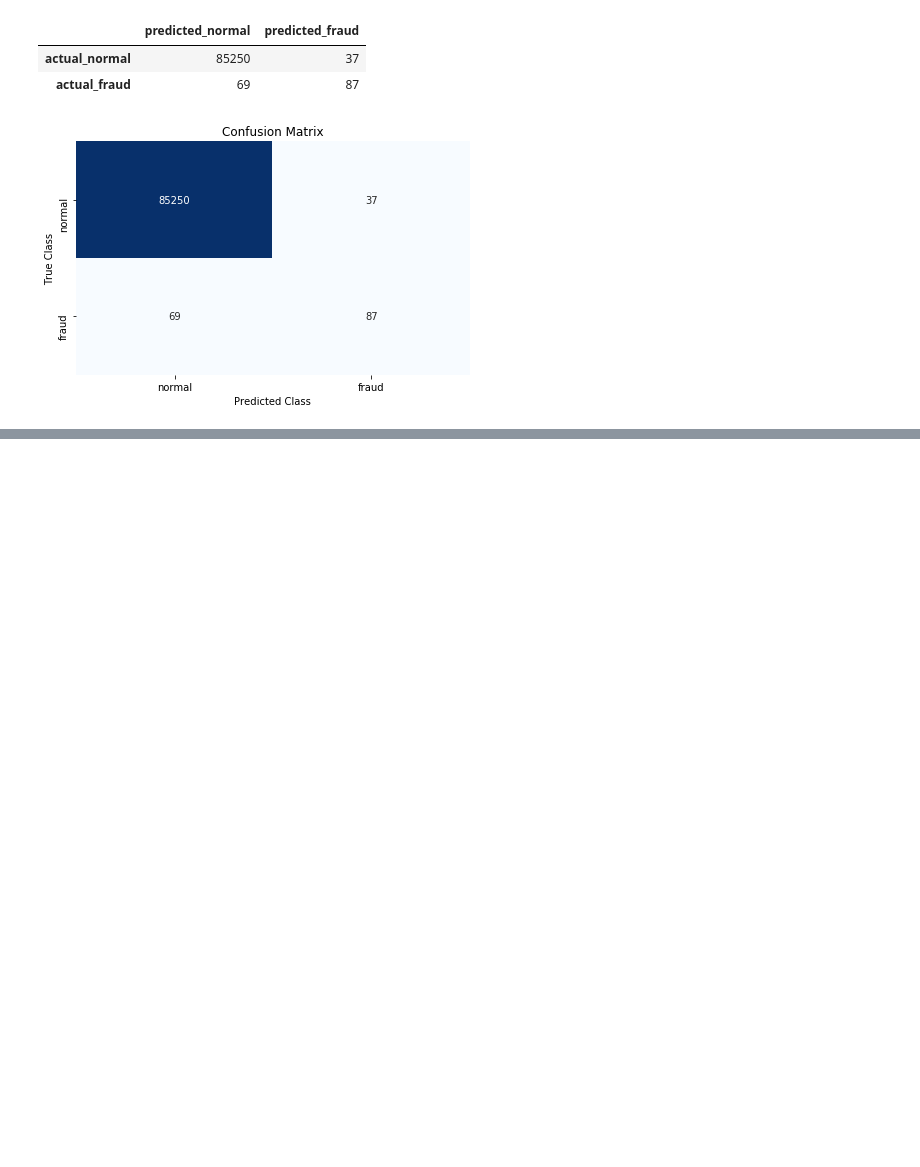
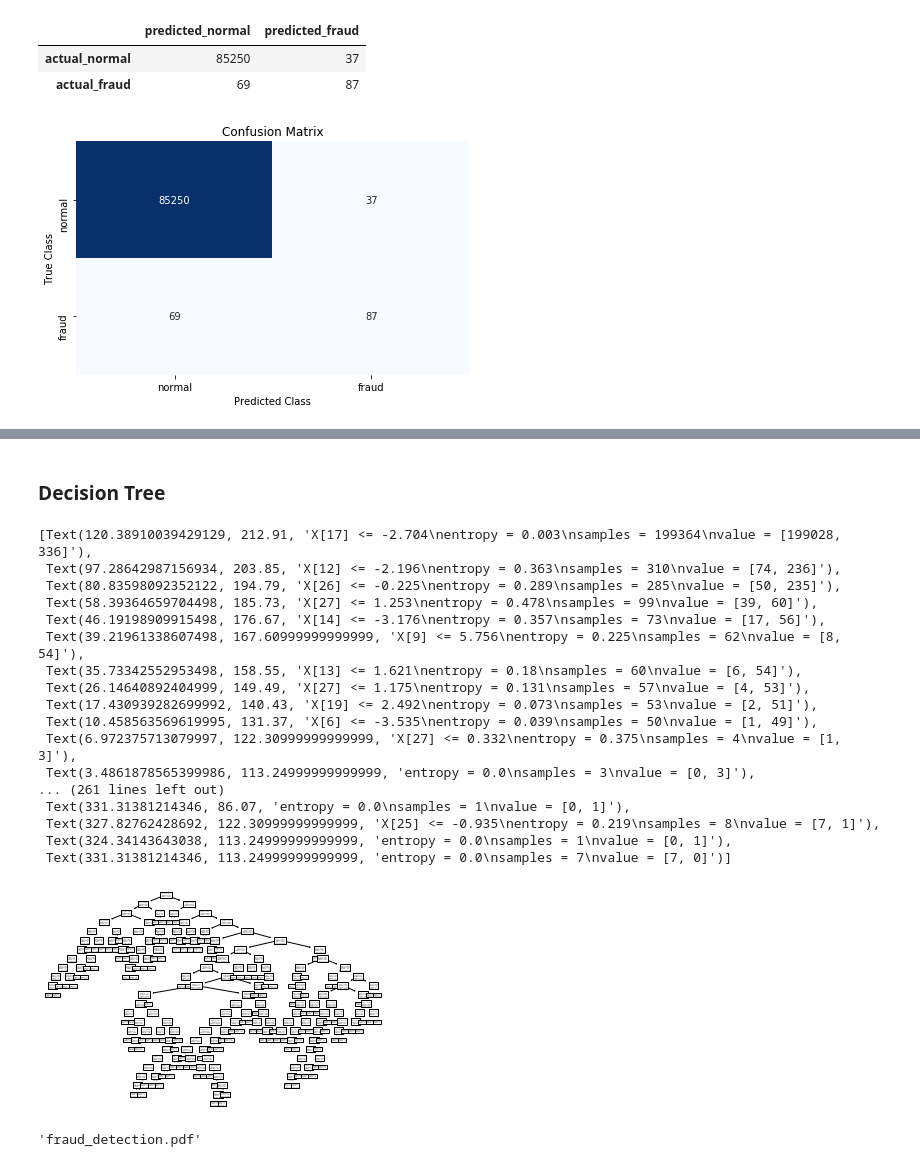
Before and after one commit to joshua-furtado/credit_card_fraud_detection, a Jupyter notebook: credit_card_fraud_detection.ipynb, the cells around one changed output, grey strips where cells are left out. Drawn from its saved outputs; the diff is of its cells as text; code cells hidden in the pictures; blank space fills up the shorter version.

```diff
--- a/credit_card_fraud_detection.ipynb
+++ b/credit_card_fraud_detection.ipynb
@@ -275,0 +347,34 @@ plt.show()
+# %% [markdown]
+### Decision Tree
+# %%
+from sklearn import tree
+
+tree.plot_tree(decision_tree)
+# %% [output]
+[Text(120.38910039429129, 212.91, 'X[17] <= -2.704\nentropy = 0.003\nsamples = 199364\nvalue = [199028, 336]'),
+ Text(97.28642987156934, 203.85, 'X[12] <= -2.196\nentropy = 0.363\nsamples = 310\nvalue = [74, 236]'),
+ Text(80.83598092352122, 194.79, 'X[26] <= -0.225\nentropy = 0.289\nsamples = 285\nvalue = [50, 235]'),
+ Text(58.39364659704498, 185.73, 'X[27] <= 1.253\nentropy = 0.478\nsamples = 99\nvalue = [39, 60]'),
+ Text(46.19198909915498, 176.67, 'X[14] <= -3.176\nentropy = 0.357\nsamples = 73\nvalue = [17, 56]'),
+ Text(39.21961338607498, 167.60999999999999, 'X[9] <= 5.756\nentropy = 0.225\nsamples = 62\nvalue = [8, 54]'),
+ Text(35.73342552953498, 158.55, 'X[13] <= 1.621\nentropy = 0.18\nsamples = 60\nvalue = [6, 54]'),
+ Text(26.14640892404999, 149.49, 'X[27] <= 1.175\nentropy = 0.131\nsamples = 57\nvalue = [4, 53]'),
+ Text(17.430939282699992, 140.43, 'X[19] <= 2.492\nentropy = 0.073\nsamples = 53\nvalue = [2, 51]'),
+ Text(10.458563569619995, 131.37, 'X[6] <= -3.535\nentropy = 0.039\nsamples = 50\nvalue = [1, 49]'),
+ Text(6.972375713079997, 122.30999999999999, 'X[27] <= 0.332\nentropy = 0.375\nsamples = 4\nvalue = [1, 3]'),
+ Text(3.4861878565399986, 113.24999999999999, 'entropy = 0.0\nsamples = 3\nvalue = [0, 3]'),
+... (261 lines left out)
+ Text(331.31381214346, 86.07, 'entropy = 0.0\nsamples = 1\nvalue = [0, 1]'),
+ Text(327.82762428692, 122.30999999999999, 'X[25] <= -0.935\nentropy = 0.219\nsamples = 8\nvalue = [7, 1]'),
+ Text(324.34143643038, 113.24999999999999, 'entropy = 0.0\nsamples = 1\nvalue = [0, 1]'),
+ Text(331.31381214346, 113.24999999999999, 'entropy = 0.0\nsamples = 7\nvalue = [7, 0]')]
+[figure, added]
+# %%
+# Save tree in 'fraud_detection.pdf' file
+import graphviz
+
+dot_data = tree.export_graphviz(decision_tree, out_file=None)
+graph = graphviz.Source(dot_data)
+graph.render("fraud_detection")
+# %% [output]
+'fraud_detection.pdf'
```
Also changed, not shown: parts of 17 cells of this notebook, 1 other file.
